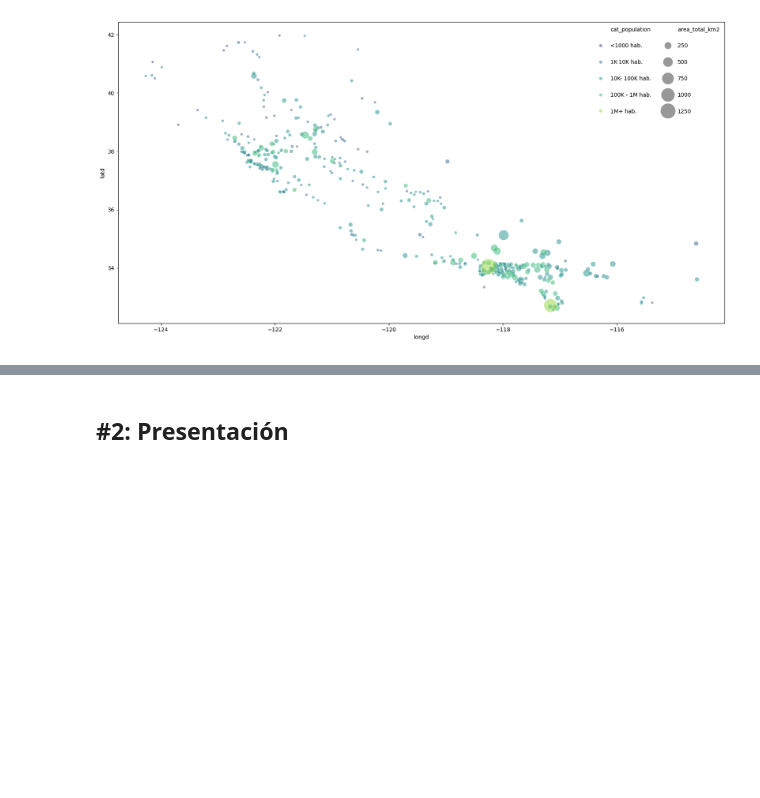
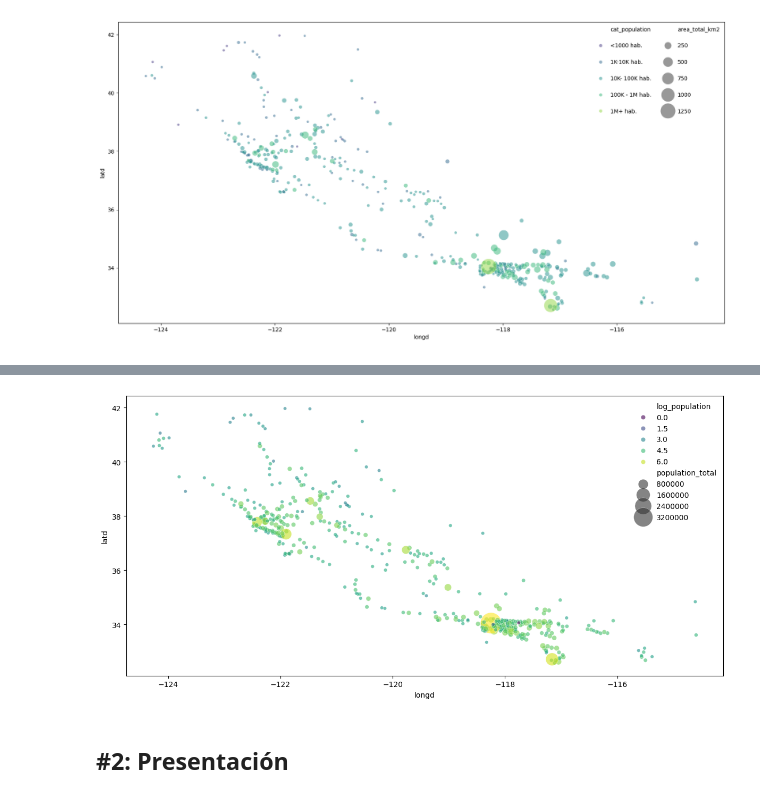
Before and after one commit to MHHsim/DS-Online-Marta-Harana, a Jupyter notebook: 03_Data_Analysis/Sprint_08/Unidad_02_Visualizacion_Avanzada_Seaborn/03_Practica_Obligatoria/18_Practica_Obligatoria_Visualizacion_Avanzada.ipynb, the cells around one changed output, grey strips where cells are left out. Drawn from its saved outputs; the diff is of its cells as text; code cells hidden in the pictures; blank space fills up the shorter version.

```diff
--- a/03_Data_Analysis/Sprint_08/Unidad_02_Visualizacion_Avanzada_Seaborn/03_Practica_Obligatoria/18_Practica_Obligatoria_Visualizacion_Avanzada.ipynb
+++ b/03_Data_Analysis/Sprint_08/Unidad_02_Visualizacion_Avanzada_Seaborn/03_Practica_Obligatoria/18_Practica_Obligatoria_Visualizacion_Avanzada.ipynb
@@ -119,4 +120,5 @@ Una vez calculado el logaritmo, también puedes probar a categorizar la poblaci
 # %% [markdown]
 ![output.png](attachment:489dadaa-f724-428d-93c0-2b577449dd4b.png)
 # %%
-df["log_population"] = np.log10(df["population_total"])
+# 1. Crear columna logarítmica
+df["log_poblacion"] = np.log10(df["population_total"])
@@ -123,3 +131,15 @@ df["log_population"] = np.log10(df["population_total"])
+# %%
+scatter_with_controls(
+    df=df,
+    x_col="longd",          # eje X → longitud
+    y_col="latd",           # eje Y → latitud
+    color_col="log_population", # color → población en escala log
+    size_col="population_total",# tamaño → población real
+    scale=1,              # escala para que los tamaños no exploten
+    legend=True                 # mostrar leyenda
+)
+# %% [output]
+[figure, added]
 # %% [markdown]
 ## #2: Presentación
 # %% [markdown]
```
Also changed, not shown: parts of 3 cells of this notebook.
